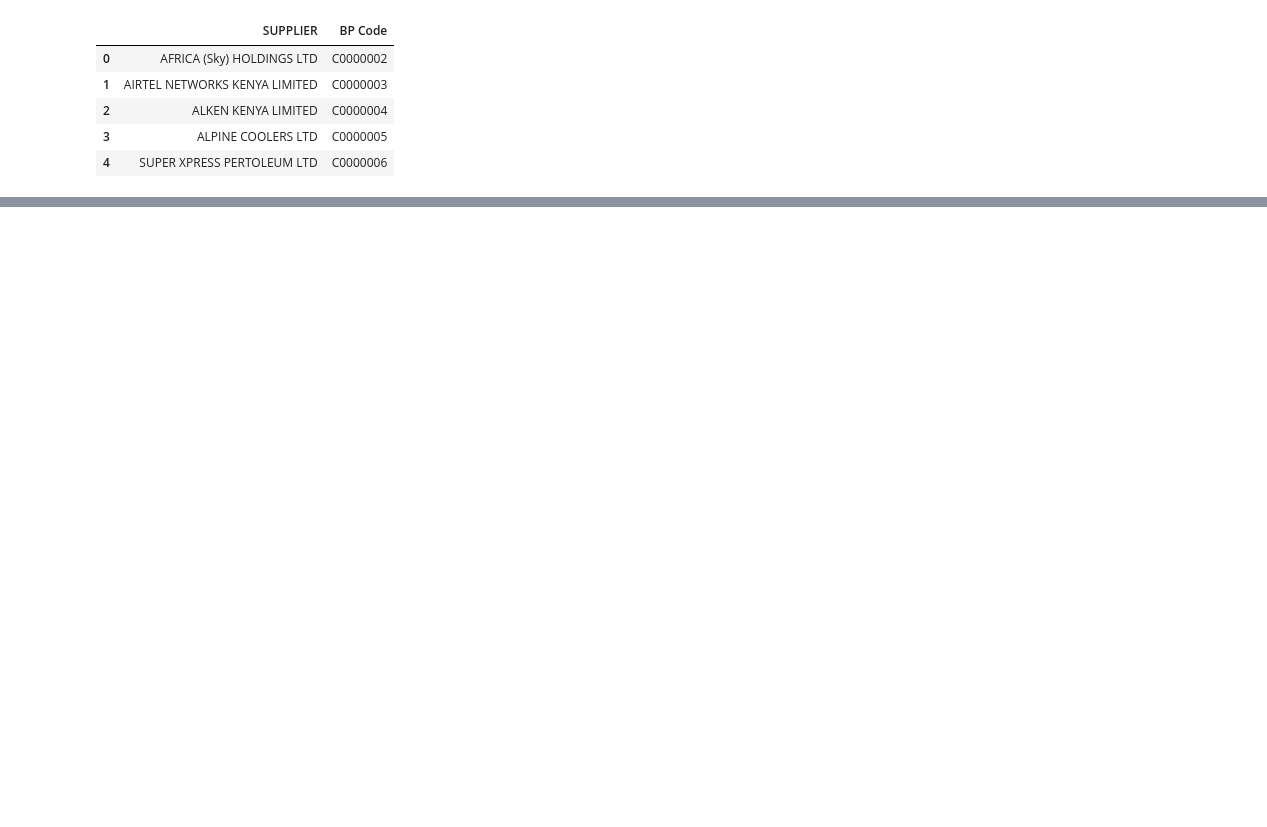
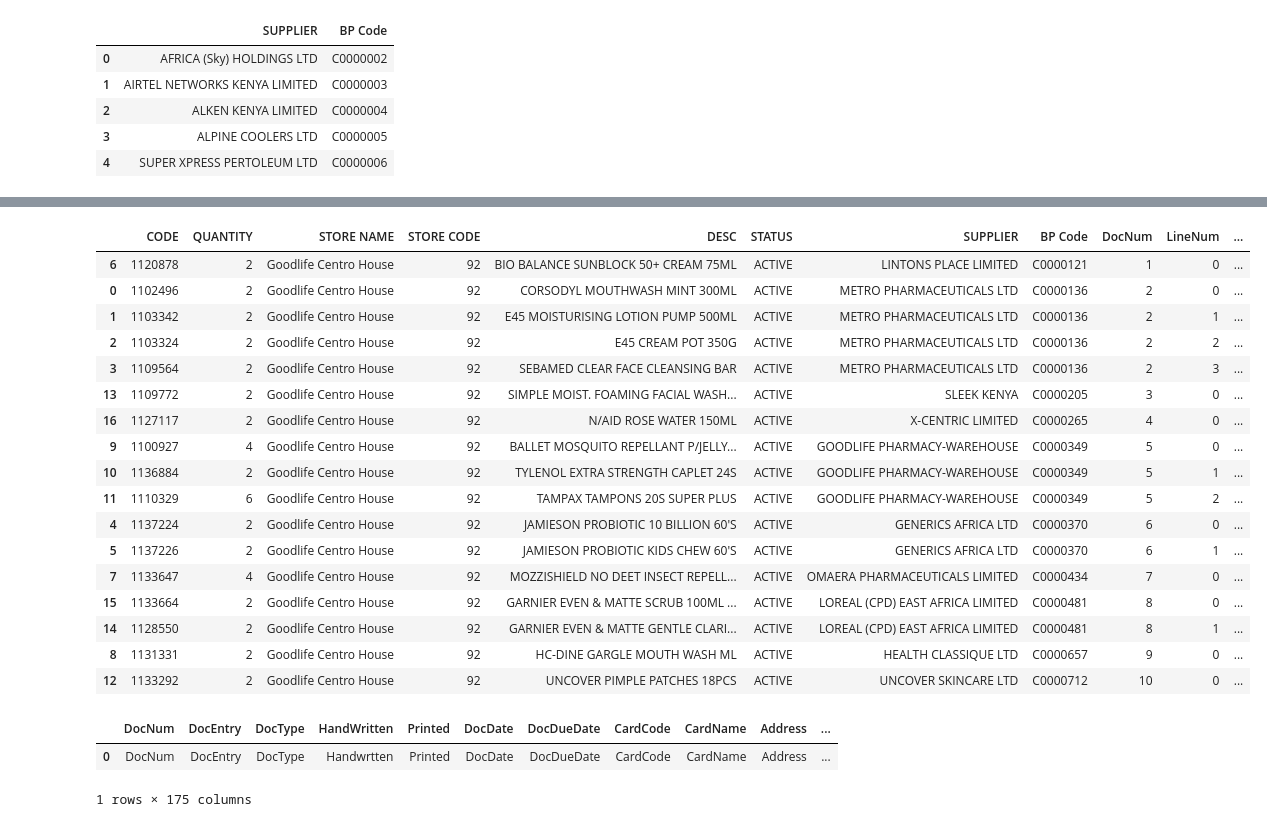
Before and after one commit to Veekits/AUTOMATION, a Jupyter notebook: Vlookup on Excel.ipynb, the cells around one changed output, grey strips where cells are left out. Drawn from its saved outputs; the diff is of its cells as text; code cells hidden in the pictures; blank space fills up the shorter version.

```diff
--- a/Vlookup on Excel.ipynb
+++ b/Vlookup on Excel.ipynb
@@ -43,0 +50,3 @@ order.to_excel('To_order.xlsx')
+# %%
+order.sort_values(by='BP Code', ascending=True, inplace=True)
+order
@@ -43,0 +72,4 @@ order.to_excel('To_order.xlsx')
+# %%
+order['DocNum'] = order.groupby('BP Code').ngroup() + 1
+order['LineNum'] = order.groupby('BP Code').cumcount()
+order
@@ -43,0 +95,31 @@ order.to_excel('To_order.xlsx')
+# %%
+order['DocType'] = 'dDocument_Items'
+order['Comments'] = 'SPECIAL ORDER'
+order['DocDate'] = datetime.today().strftime('%Y%m%d')
+order
+# %% [output]
+|  | CODE | QUANTITY | STORE NAME | STORE CODE | DESC | STATUS | SUPPLIER | BP Code | DocNum | LineNum | ... |
+| 6 | 1120878 | 2 | Goodlife Centro House | 92 | BIO BALANCE SUNBLOCK 50+ CREAM 75ML | ACTIVE | LINTONS PLACE LIMITED | C0000121 | 1 | 0 | ... |
+| 0 | 1102496 | 2 | Goodlife Centro House | 92 | CORSODYL MOUTHWASH MINT 300ML | ACTIVE | METRO PHARMACEUTICALS LTD | C0000136 | 2 | 0 | ... |
+| 1 | 1103342 | 2 | Goodlife Centro House | 92 | E45 MOISTURISING LOTION PUMP 500ML | ACTIVE | METRO PHARMACEUTICALS LTD | C0000136 | 2 | 1 | ... |
+| 2 | 1103324 | 2 | Goodlife Centro House | 92 | E45 CREAM POT 350G | ACTIVE | METRO PHARMACEUTICALS LTD | C0000136 | 2 | 2 | ... |
+| 3 | 1109564 | 2 | Goodlife Centro House | 92 | SEBAMED CLEAR FACE CLEANSING BAR | ACTIVE | METRO PHARMACEUTICALS LTD | C0000136 | 2 | 3 | ... |
+| 13 | 1109772 | 2 | Goodlife Centro House | 92 | SIMPLE MOIST. FOAMING FACIAL WASH... | ACTIVE | SLEEK KENYA | C0000205 | 3 | 0 | ... |
+| 16 | 1127117 | 2 | Goodlife Centro House | 92 | N/AID ROSE WATER 150ML | ACTIVE | X-CENTRIC LIMITED | C0000265 | 4 | 0 | ... |
+| 9 | 1100927 | 4 | Goodlife Centro House | 92 | BALLET MOSQUITO REPELLANT P/JELLY... | ACTIVE | GOODLIFE PHARMACY-WAREHOUSE | C0000349 | 5 | 0 | ... |
+| 10 | 1136884 | 2 | Goodlife Centro House | 92 | TYLENOL EXTRA STRENGTH CAPLET 24S | ACTIVE | GOODLIFE PHARMACY-WAREHOUSE | C0000349 | 5 | 1 | ... |
+| 11 | 1110329 | 6 | Goodlife Centro House | 92 | TAMPAX TAMPONS 20S SUPER PLUS | ACTIVE | GOODLIFE PHARMACY-WAREHOUSE | C0000349 | 5 | 2 | ... |
+| 4 | 1137224 | 2 | Goodlife Centro House | 92 | JAMIESON PROBIOTIC 10 BILLION 60'S | ACTIVE | GENERICS AFRICA LTD | C0000370 | 6 | 0 | ... |
+| 5 | 1137226 | 2 | Goodlife Centro House | 92 | JAMIESON PROBIOTIC KIDS CHEW 60'S | ACTIVE | GENERICS AFRICA LTD | C0000370 | 6 | 1 | ... |
+| 7 | 1133647 | 4 | Goodlife Centro House | 92 | MOZZISHIELD NO DEET INSECT REPELL... | ACTIVE | OMAERA PHARMACEUTICALS LIMITED | C0000434 | 7 | 0 | ... |
+| 15 | 1133664 | 2 | Goodlife Centro House | 92 | GARNIER EVEN & MATTE SCRUB 100ML ... | ACTIVE | LOREAL (CPD) EAST AFRICA LIMITED | C0000481 | 8 | 0 | ... |
+| 14 | 1128550 | 2 | Goodlife Centro House | 92 | GARNIER EVEN & MATTE GENTLE CLARI... | ACTIVE | LOREAL (CPD) EAST AFRICA LIMITED | C0000481 | 8 | 1 | ... |
+| 8 | 1131331 | 2 | Goodlife Centro House | 92 | HC-DINE GARGLE MOUTH WASH ML | ACTIVE | HEALTH CLASSIQUE LTD | C0000657 | 9 | 0 | ... |
+| 12 | 1133292 | 2 | Goodlife Centro House | 92 | UNCOVER PIMPLE PATCHES 18PCS | ACTIVE | UNCOVER SKINCARE LTD | C0000712 | 10 | 0 | ... |
+# %%
+BP = pd.read_excel ('OPOR - Documents.xlt.xlsx')
+BP
+# %% [output]
+|  | DocNum | DocEntry | DocType | HandWritten | Printed | DocDate | DocDueDate | CardCode | CardName | Address | ... |
+| 0 | DocNum | DocEntry | DocType | Handwrtten | Printed | DocDate | DocDueDate | CardCode | CardName | Address | ... |
+1 rows × 175 columns
```
Also changed, not shown: parts of 11 cells of this notebook, 1 other file.
